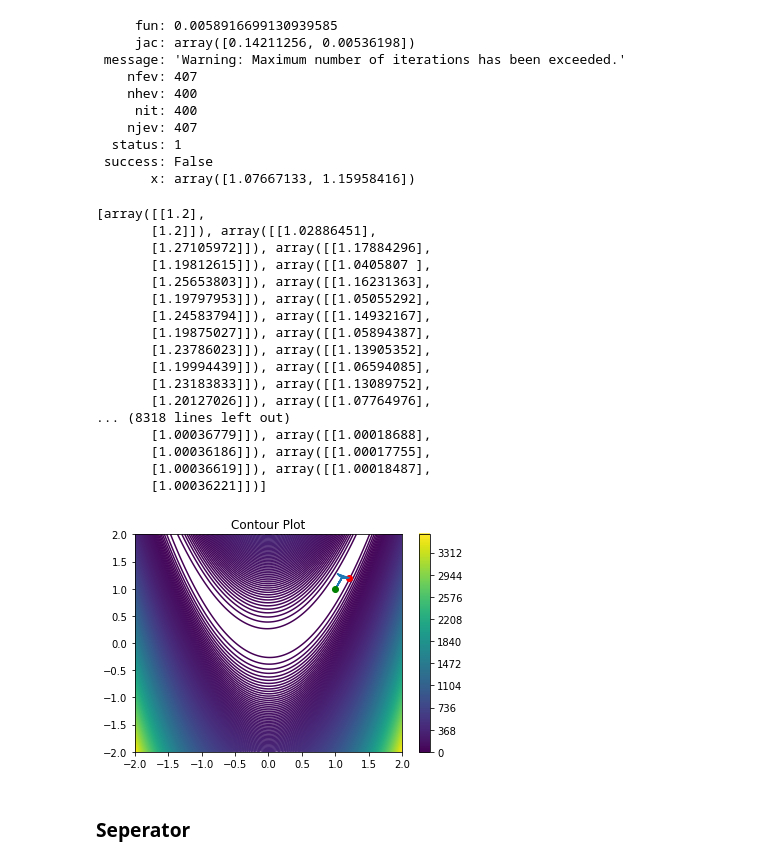
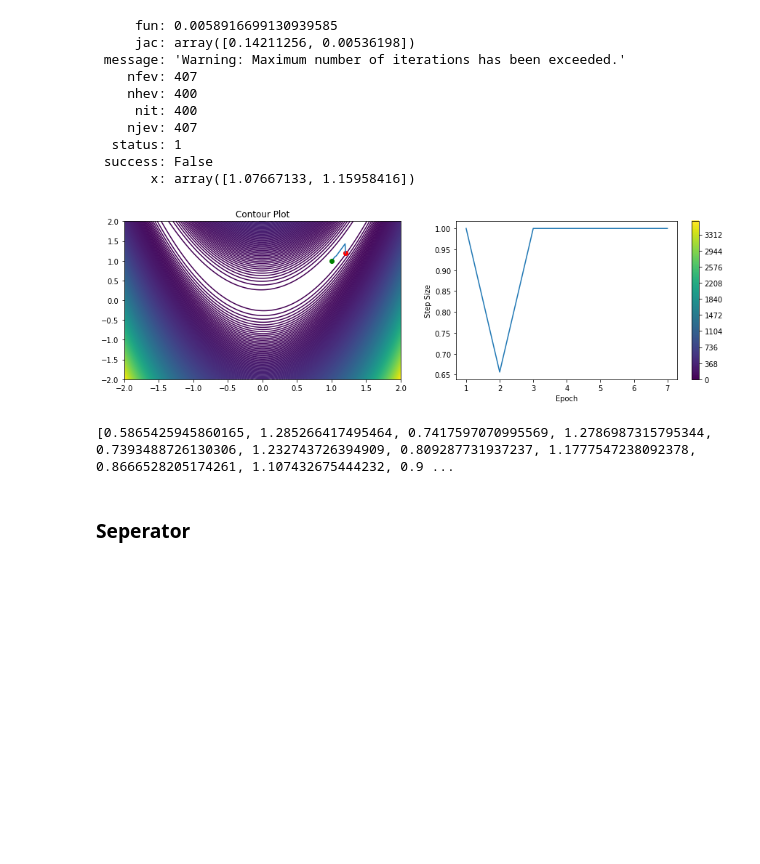
Before and after one commit to JACOBIN-SCTCS/Numerical-Optimization, a Jupyter notebook: Assignment1/sol.ipynb, the cells around one changed output. Saved outputs shown, nothing was run; the diff lists cells and outputs as text; code cells hidden in the pictures; blank space fills up the shorter version.

```diff
--- a/Assignment1/sol.ipynb
+++ b/Assignment1/sol.ipynb
@@ -452,50 +452,72 @@ minimize(rosenbrock,np.array([1.2,1.2]),method='Newton-CG',jac=rosenbrock_jacobi
  success: False
        x: array([1.07667133, 1.15958416])
 # %%
-def plot_steplength_iterates(step_length,iterates,lower_limit,upper_limit):
+def plot_steplength_iterates(step_sizes,iterates,lower_limit,upper_limit):
 
     res = 1000
     x_values = np.linspace(lower_limit,upper_limit,res)
     y_values = np.linspace(lower_limit,upper_limit,res)
 
     X,Y = np.meshgrid(x_values,y_values)
 
     plot_fn = lambda x,y : rosenbrock(np.array([x,y]))
     Z = plot_fn(X,Y)
 
-    fig,ax=plt.subplots(1,1)
-    cp = ax.contour(X, Y, Z,500)
+    fig,ax=plt.subplots(1,2)
+    fig.set_figwidth(15)
+    cp = ax[0].contour(X, Y, Z,500)
     fig.colorbar(cp)
-    ax.set_title('Contour Plot')
+    ax[0].set_title('Contour Plot')
 
     iterates = np.array(iterates)
-    plt.plot(iterates[0,0,0],iterates[0,1,0],'ro')
+    ax[0].plot(iterates[0,0,0],iterates[0,1,0],'ro')
     #plt.plot(iterates[0:2,0,0], iterates[0:2,1,0])
-    plt.plot(iterates[:,0,0],iterates[:,1,0])
-    plt.plot(iterates[len(iterates)-1,0,0], iterates[len(iterates)-1,1,0],'go')
+    ax[0].plot(iterates[:,0,0],iterates[:,1,0])
+    ax[0].plot(iterates[len(iterates)-1,0,0], iterates[len(iterates)-1,1,0],'go')
+
+    ax[1].plot(np.arange(1,len(iterates))[:150],step_sizes[:150])
+    ax[1].set_xlabel('Epoch')
+    ax[1].set_ylabel('Step Size')
+
     plt.show()
 
-print(iterates)
 plot_steplength_iterates(step_sizes,iterates,-2.0,2.0)
 # %% [output]
-[array([[1.2],
-       [1.2]]), array([[1.02886451],
-       [1.27105972]]), array([[1.17884296],
-       [1.19812615]]), array([[1.0405807 ],
-       [1.25653803]]), array([[1.16231363],
-       [1.19797953]]), array([[1.05055292],
-       [1.24583794]]), array([[1.14932167],
-       [1.19875027]]), array([[1.05894387],
-       [1.23786023]]), array([[1.13905352],
-       [1.19994439]]), array([[1.06594085],
-       [1.23183833]]), array([[1.13089752],
-       [1.20127026]]), array([[1.07764976],
-... (8318 lines left out)
-       [1.00036779]]), array([[1.00018688],
-       [1.00036186]]), array([[1.00017755],
-       [1.00036619]]), array([[1.00018487],
-       [1.00036221]])]
-[figure, old version]
+[figure, new version]
+# %%
+def plot_convergence(iterates):
+
+    conv_values = []
+    minima = iterates[len(iterates)-1]
+
+    for i in range(len(iterates)-1):
+        iterates[i] = iterates[i] - minima
+
+
+    for i in range(1,len(iterates)):
+
+        n1 = np.linalg.norm(iterates[i])
+        n2 = (np.linalg.norm(iterates[i-1]))
+
+        convergence =  n1/n2
+        conv_values.append(convergence)
+
+    ''' for i in range(2,len(iterates)-1):
+        n1 = np.linalg.norm(iterates[i+1] - iterates[i])
+        n2 = np.linalg.norm(iterates[i] - iterates[i-1])
+        n3 = np.linalg.norm(iterates[i-1]- iterates[i-2])
+
+        q = np.log(n1/n2) / np.log(n2/n3)
+        conv_values.append(q)'''
+    print(conv_values)
+
+
+
+
+
+plot_convergence(iterates)
+# %% [output]
+[0.5865425945860165, 1.285266417495464, 0.7417597070995569, 1.2786987315795344, 0.7393488726130306, 1.232743726394909, 0.809287731937237, 1.1777547238092378, 0.8666528205174261, 1.107432675444232, 0.9 ...
 # %%
 def plot_values(function_values):
     time = [i for i in range(len(function_values))]
```
